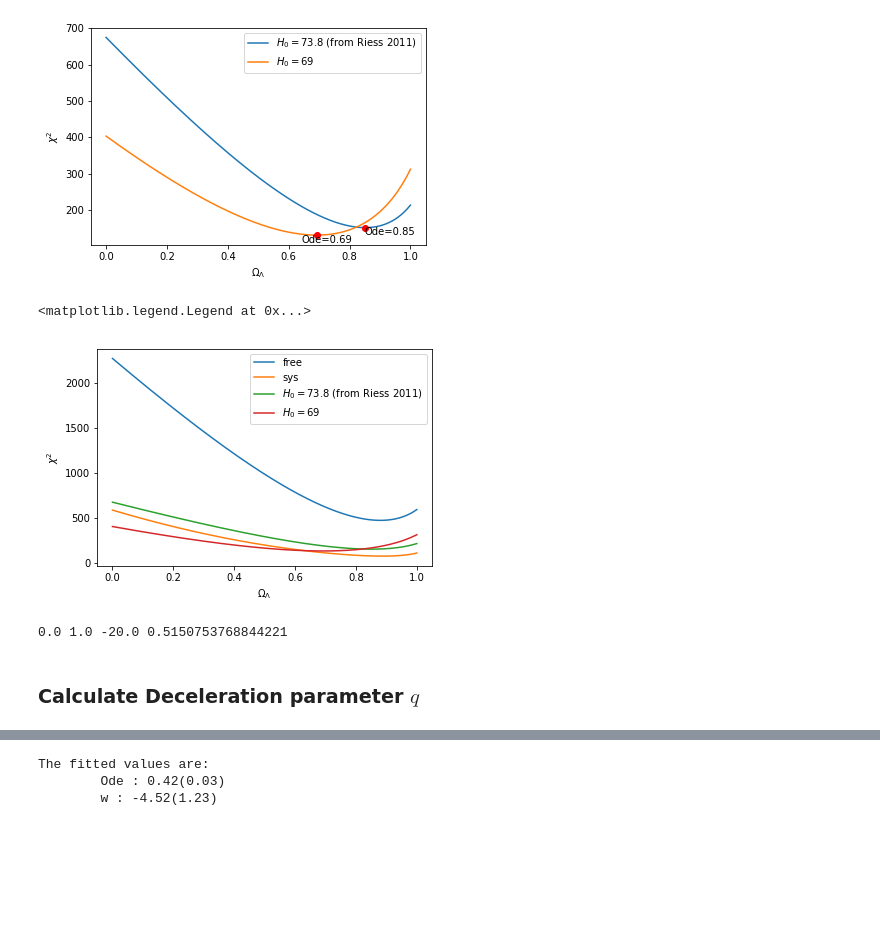
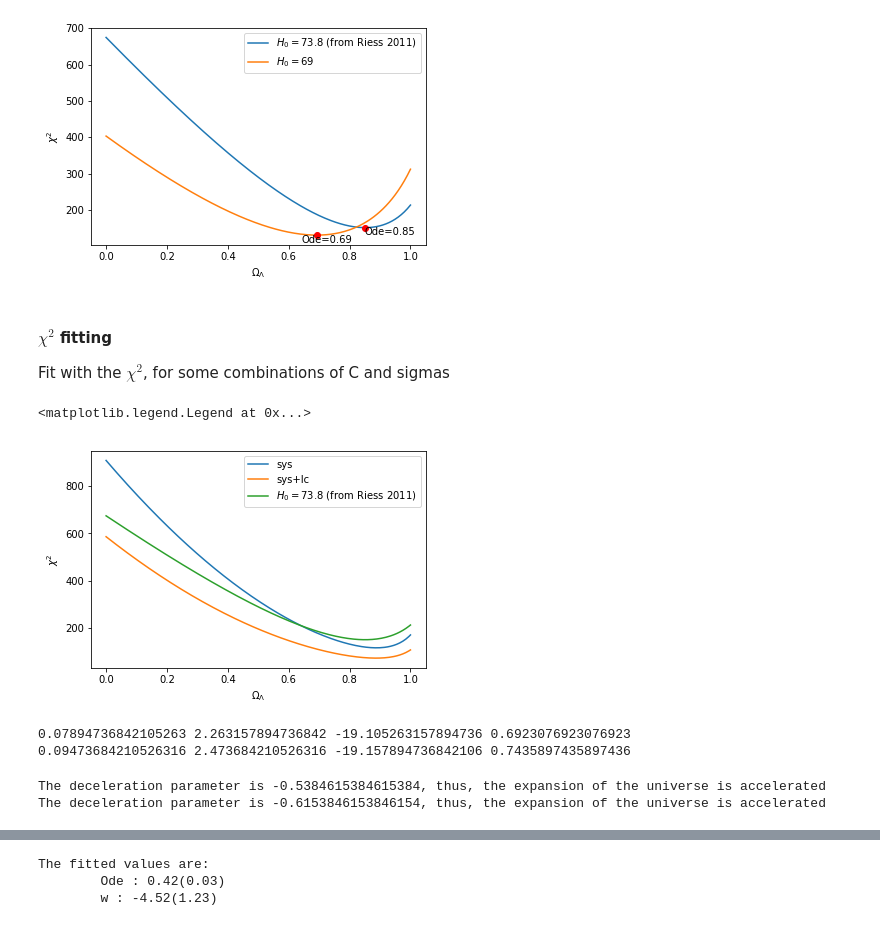
Before and after one commit to OriolAbril/cosmology, a Jupyter notebook: project.ipynb, the cells around one changed output, grey strips where cells are left out. Drawn from its saved outputs; the diff is of its cells as text; code cells hidden in the pictures; blank space fills up the shorter version.

Commit message:
Chi2 fitting working!

```diff
--- a/project.ipynb
+++ b/project.ipynb
@@ -86,0 +137,11 @@ sigma_ext = np.diag(C_nosys)
+# %%
+# Convert z to v and d_mod to distance luminosity
+v_SNe = const.c/1000.*SNe_df['z']
+dL_SNe = 10**((SNe_df['d_mod']-25+2.5*np.log10(1+SNe_df['z']))/5)
+# Select only low redshift/distance data
+dL_max = 120
+v_SNe=v_SNe[dL_SNe<dL_max]
+dL_SNe=dL_SNe[dL_SNe<dL_max]
+# fit both with an intercept and forcing v = H*dL
+H0_fit, intercept, r, p, err = stat.linregress(dL_SNe,v_SNe)
+H0_curvefit = opt.curve_fit(lambda d,H: H*d, dL_SNe, v_SNe, p0=70)[0][0]
@@ -141,8 +212,8 @@ Text(0,0.5,'Distance modulus')
 # %%
 Ode_grid = np.linspace(0,1,200)
-Ode_chi_73 = [sum((SNe_df[mask]['d_mod']-dist_mod(SNe_df[mask]['z'],Hz_flatLCDM,(Ode,73.8)))**2/SNe_df[mask]['err_d_mod'])
+Ode_chi_73 = [sum((SNe_df['d_mod']-dist_mod(SNe_df['z'],Hz_flatLCDM,(Ode,73.8)))**2/SNe_df['err_d_mod'])
            for Ode in Ode_grid]
-Ode_chi_69 = [sum((SNe_df[mask]['d_mod']-dist_mod(SNe_df[mask]['z'],Hz_flatLCDM,(Ode,69)))**2/SNe_df[mask]['err_d_mod'])
+Ode_chi_69 = [sum((SNe_df['d_mod']-dist_mod(SNe_df['z'],Hz_flatLCDM,(Ode,69)))**2/SNe_df['err_d_mod'])
            for Ode in Ode_grid]
 # %%
 plt.plot(Ode_grid,Ode_chi_73,label=r'$H_0=73.8$ (from Riess 2011)')
@@ -158,36 +229,44 @@ plt.text(Ode_grid[ind_69]-.05,Ode_chi_69[ind_69]-20,'Ode={:.2f}'.format(Ode_grid
 plt.savefig('chi2_Ode.png')
 # %% [output]
 [figure]
+# %% [markdown]
+#### $\chi^2$ fitting
+Fit with the $\chi^2$, for some combinations of C and sigmas
 # %%
-def chi2_nosys_flatLCDM(x,data=SNe_df,sigma_ext=sigma_ext):
+def chi2_nosys_flatLCDM(x,data=SNe_df,sigma_ext2=sigma_ext2):
     alfa,beta,Mb,Ode = x
     Om = 1-Ode
     mu_B = data['mb']+alfa*data['x1']-beta*data['color']-Mb
     mu_cosmo = dist_mod(data['z'],Hz_flatLCDM,(Ode,))
-    sigma_lc = data['err_mb']**2+alfa**2*data['err_x1']**2+beta**2*data['err_color']**2
-    return sum((mu_B-mu_cosmo)**2/(sigma_lc+sigma_ext))
+    sigma2_lc = data['err_mb']**2+alfa**2*data['err_x1']**2+beta**2*data['err_color']**2
+    return np.sum((mu_B-mu_cosmo)**2/(sigma2_lc+sigma_ext2))
 
-def chi2_sys_flatLCDM(x,data=SNe_df,Csys=C_sys):
+def chi2_sys_flatLCDM(x,data=SNe_df,Csys=C_sys, Cext = C_nosys, Cinv_sys=Cinv_sys, mode='sys+lc'):
     alfa,beta,Mb,Ode = x
     Om = 1-Ode
     mu_B = data['mb']+alfa*data['x1']-beta*data['color']-Mb
     mu_cosmo = dist_mod(data['z'],Hz_flatLCDM,(Ode,))
     mu_diff = (mu_B-mu_cosmo)**2
-    sigma_lc = data['err_mb']**2+alfa**2*data['err_x1']**2+beta**2*data['err_color']**2
-    Cinv = linalg.inv(np.diag(sigma_lc)+Csys)
-    #Cinv = linalg.inv(Csys)
-    return np.matmul(mu_diff,np.matmul(Cinv,mu_diff))
+    sigma2_lc = data['err_mb']**2+alfa**2*data['err_x1']**2+beta**2*data['err_color']**2
+    Cinv = Cinv_sys if mode=='sys' else linalg.inv(np.diag(sigma2_lc)+Csys)
+    #Cinv_2 = linalg.inv(Csys)
+    #Cinv_3 = linalg.inv(np.diag(sigma2_lc)+Csys+Cext)
+    res = np.matmul(mu_diff,np.matmul(Cinv,mu_diff))
+    return res
 # %%
-Ode_chi_free = [chi2_nosys_flatLCDM([.121,2.47,-19.32,Ode]) for Ode in Ode_grid]
-Ode_chi_sys = [chi2_sys_flatLCDM([.121,2.47,-19.32,Ode]) for Ode in Ode_grid]
+Ode_chi_ext_lc = [chi2_nosys_flatLCDM([.121,2.47,-19.32,Ode]) for Ode in Ode_grid]
+Ode_chi_sys = [chi2_sys_flatLCDM([.121,2.47,-19.32,Ode],mode='sys') for Ode in Ode_grid]
+Ode_chi_sys_lc = [chi2_sys_flatLCDM([.121,2.47,-19.32,Ode]) for Ode in Ode_grid]
 # %%
-plt.plot(Ode_grid,Ode_chi_free,label='free')
+#plt.plot(Ode_grid,Ode_chi_ext_lc,label='no sys')
 plt.plot(Ode_grid,Ode_chi_sys,label='sys')
+plt.plot(Ode_grid,Ode_chi_sys_lc,label='sys+lc')
+#plt.plot(Ode_grid,Ode_chi_sys[:,2],label='sys (3)')
 plt.plot(Ode_grid,Ode_chi_73,label=r'$H_0=73.8$ (from Riess 2011)')
-plt.plot(Ode_grid,Ode_chi_69,label=r'$H_0=69$')
+#plt.plot(Ode_grid,Ode_chi_69,label=r'$H_0=69$')
 plt.xlabel(r'$\Omega_\Lambda$'); plt.ylabel(r'$\chi^2$')
 plt.legend()
 # %% [output]
 <matplotlib.legend.Legend at 0x...>
-[figure, old version]
+[figure, new version]
 # %%
@@ -207,8 +295,21 @@ for i in range(5):
-# %%
-index = chi2_4d.argmin()
-index = np.unravel_index(index,dims=chi2_4d.shape)
-print(A[index],B[index],M[index],ODE[index])
-# %% [output]
-0.0 1.0 -20.0 0.5150753768844221
-# %% [markdown]
-### Calculate Deceleration parameter $q$
+# %%
+index_sys = chi2_4d_sys.argmin()
+index_sys_lc = chi2_4d_sys_lc.argmin()
+
+index_sys = np.unravel_index(index_sys,dims=chi2_4d_sys.shape)
+index_sys_lc = np.unravel_index(index_sys_lc,dims=chi2_4d_sys_lc.shape)
+
+print(A[index_sys],B[index_sys],M[index_sys],ODE[index_sys])
+print(A[index_sys_lc],B[index_sys_lc],M[index_sys_lc],ODE[index_sys_lc])
+# %% [output]
+0.07894736842105263 2.263157894736842 -19.105263157894736 0.6923076923076923
+0.09473684210526316 2.473684210526316 -19.157894736842106 0.7435897435897436
+# %%
+# using equation 3.48 of the cosmology notes
+q0_sys = (1-ODE[index_sys])/2-ODE[index_sys]
+print('The deceleration parameter is {}, thus, the expansion of the universe is accelerated'.format(q0_sys))
+q0_sys_lc = (1-ODE[index_sys_lc])/2-ODE[index_sys_lc]
+print('The deceleration parameter is {}, thus, the expansion of the universe is accelerated'.format(q0_sys_lc))
+# %% [output]
+The deceleration parameter is -0.5384615384615384, thus, the expansion of the universe is accelerated
+The deceleration parameter is -0.6153846153846154, thus, the expansion of the universe is accelerated
```
Also changed, not shown: parts of 30 cells of this notebook.
